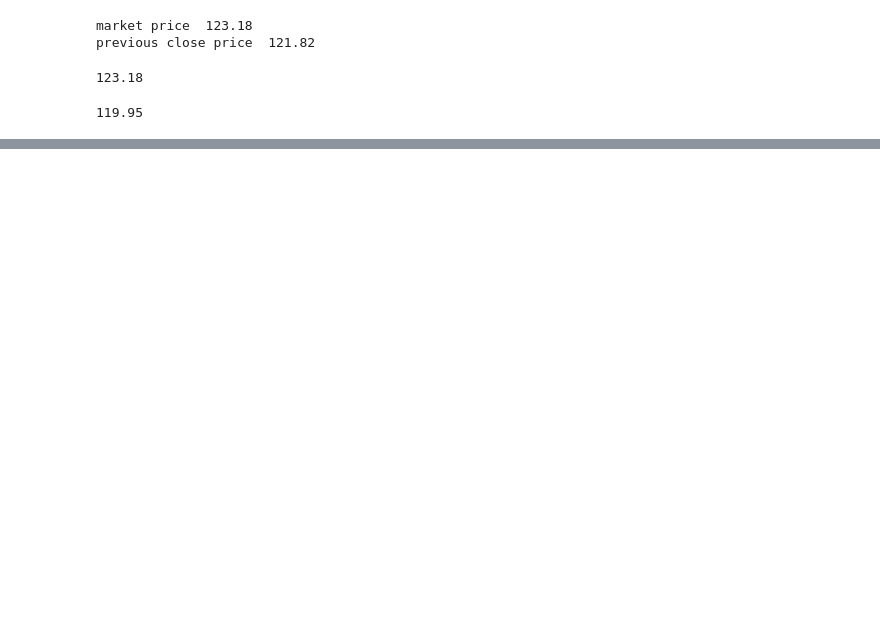
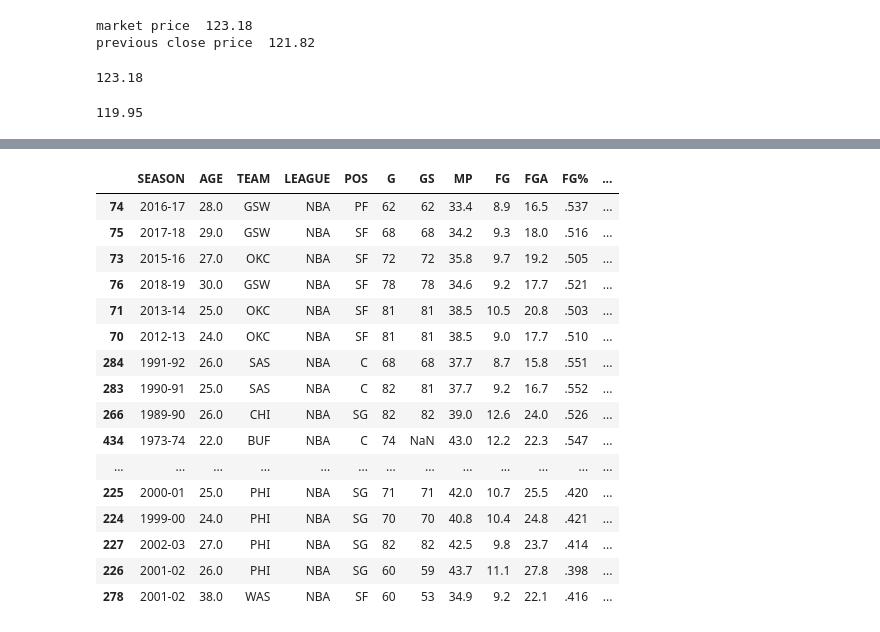
Before and after one commit to etsi123/stock_trading_analysis, a Jupyter notebook: Untitled.ipynb, the cells around one changed output, grey strips where cells are left out. Saved outputs shown, nothing was run; the diff lists cells and outputs as text; code cells hidden in the pictures; blank space fills up the shorter version.

```diff
--- a/Untitled.ipynb
+++ b/Untitled.ipynb
@@ -67,0 +175,3 @@ initial_price = data.iloc[0].Open
+# %%
+df = df[~df['eFG%'].isna()]
+df.head()
@@ -67,0 +201,5 @@ initial_price = data.iloc[0].Open
+# %%
+df = df[df['eFG%'].str.contains("Did")==False]
+df = df[df['PTS'].str.contains("Did")==False]
+df['PTS'] = df['PTS'].astype('float')
+df = df[df['PTS'] >20]
@@ -67,0 +226,26 @@ initial_price = data.iloc[0].Open
+# %%
+pd.set_option('display.max_columns', None)
+pd.set_option('display.max_rows', None)
+# %%
+df['G'] = df['G'].astype('int')
+df = df[df['G'] >= 60]
+# %%
+df.drop_duplicates().dropna().sort_values(['eFG%'],ascending=False).head(200)
+# %% [output]
+|  | SEASON | AGE | TEAM | LEAGUE | POS | G | GS | MP | FG | FGA | FG% | ... |
+| 74 | 2016-17 | 28.0 | GSW | NBA | PF | 62 | 62 | 33.4 | 8.9 | 16.5 | .537 | ... |
+| 75 | 2017-18 | 29.0 | GSW | NBA | SF | 68 | 68 | 34.2 | 9.3 | 18.0 | .516 | ... |
+| 73 | 2015-16 | 27.0 | OKC | NBA | SF | 72 | 72 | 35.8 | 9.7 | 19.2 | .505 | ... |
+| 76 | 2018-19 | 30.0 | GSW | NBA | SF | 78 | 78 | 34.6 | 9.2 | 17.7 | .521 | ... |
+| 71 | 2013-14 | 25.0 | OKC | NBA | SF | 81 | 81 | 38.5 | 10.5 | 20.8 | .503 | ... |
+| 70 | 2012-13 | 24.0 | OKC | NBA | SF | 81 | 81 | 38.5 | 9.0 | 17.7 | .510 | ... |
+| 284 | 1991-92 | 26.0 | SAS | NBA | C | 68 | 68 | 37.7 | 8.7 | 15.8 | .551 | ... |
+| 283 | 1990-91 | 25.0 | SAS | NBA | C | 82 | 81 | 37.7 | 9.2 | 16.7 | .552 | ... |
+| 266 | 1989-90 | 26.0 | CHI | NBA | SG | 82 | 82 | 39.0 | 12.6 | 24.0 | .526 | ... |
+| 434 | 1973-74 | 22.0 | BUF | NBA | C | 74 | NaN | 43.0 | 12.2 | 22.3 | .547 | ... |
+| ... | ... | ... | ... | ... | ... | ... | ... | ... | ... | ... | ... | ... |
+| 225 | 2000-01 | 25.0 | PHI | NBA | SG | 71 | 71 | 42.0 | 10.7 | 25.5 | .420 | ... |
+| 224 | 1999-00 | 24.0 | PHI | NBA | SG | 70 | 70 | 40.8 | 10.4 | 24.8 | .421 | ... |
+| 227 | 2002-03 | 27.0 | PHI | NBA | SG | 82 | 82 | 42.5 | 9.8 | 23.7 | .414 | ... |
+| 226 | 2001-02 | 26.0 | PHI | NBA | SG | 60 | 59 | 43.7 | 11.1 | 27.8 | .398 | ... |
+| 278 | 2001-02 | 38.0 | WAS | NBA | SF | 60 | 53 | 34.9 | 9.2 | 22.1 | .416 | ... |
```
Also changed, not shown: parts of 17 cells of this notebook, 1 other file.
